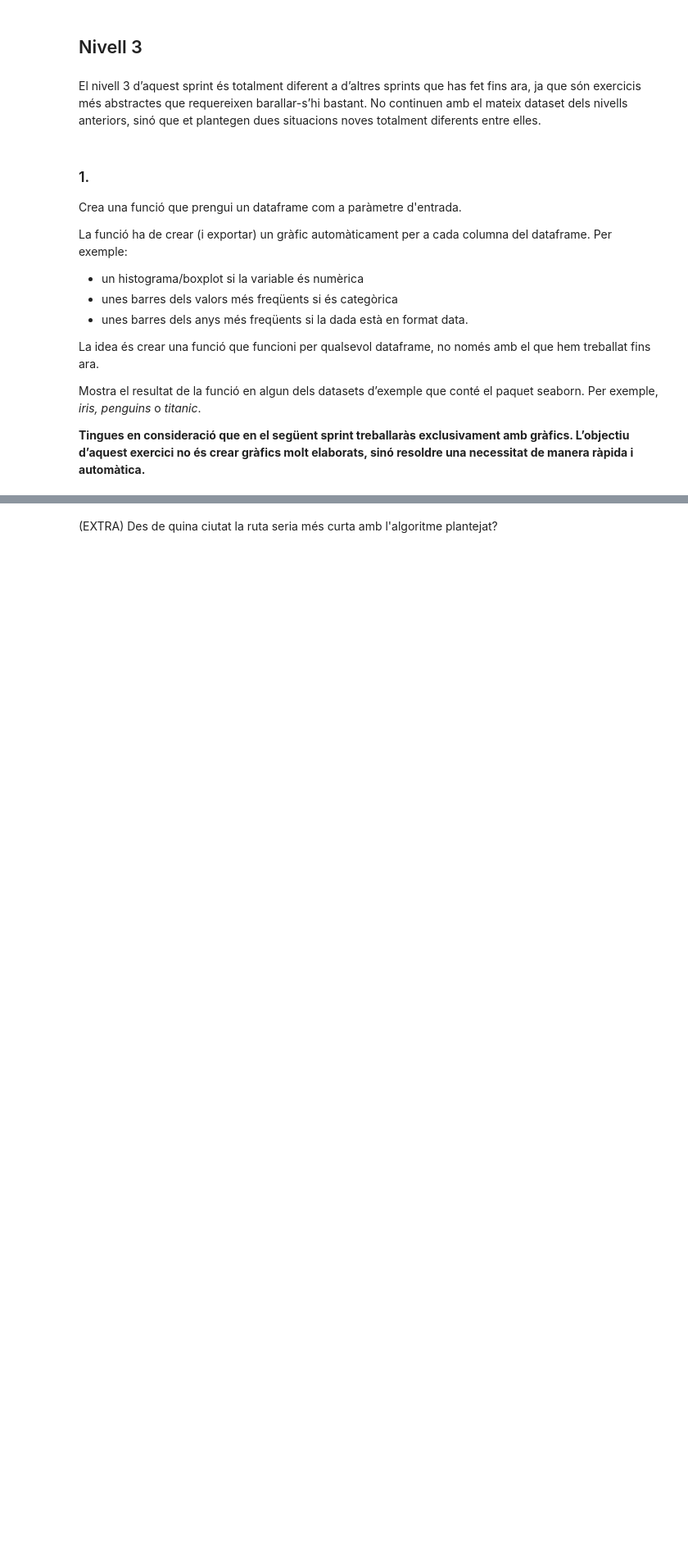
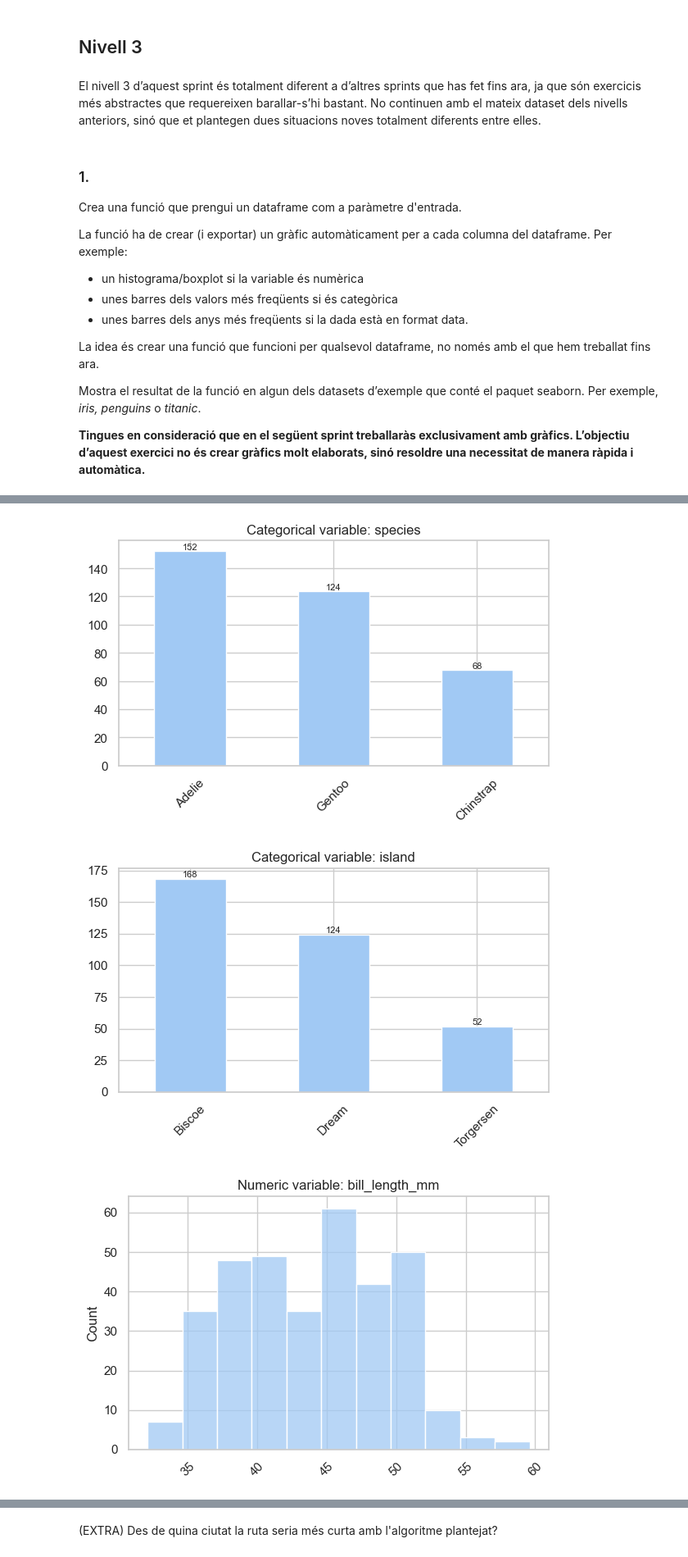
Before and after one commit to sabispb/it-academy-data-analytics, a Jupyter notebook: Sprint10_AnaliticaDadesPython/S10_PlanasBonell_Sabina.ipynb, the cells around one changed output, grey strips where cells are left out. Shown at 82% size. Cells and saved outputs as stored; diff of their text form; code cells hidden in the pictures; blank space fills up the shorter version.

```diff
--- a/Sprint10_AnaliticaDadesPython/S10_PlanasBonell_Sabina.ipynb
+++ b/Sprint10_AnaliticaDadesPython/S10_PlanasBonell_Sabina.ipynb
@@ -648,0 +713,3 @@ Mostra el resultat de la funció en algun dels datasets d’exemple que conté e
+# %%
+df_penguins = sns.load_dataset('penguins')
+df_penguins.head()
@@ -648,0 +742,7 @@ Mostra el resultat de la funció en algun dels datasets d’exemple que conté e
+# %%
+df_penguins_raw = df_penguins.copy()
+df_penguins = df_penguins.drop_duplicates()
+
+for col in df_penguins.columns.tolist():
+    if is_string_dtype(df_penguins[col]):
+        df_penguins[col] = df_penguins[col].str.strip()
@@ -648,0 +751,6 @@ Mostra el resultat de la funció en algun dels datasets d’exemple que conté e
+# %%
+dtypes_graph(df_penguins)
+# %% [output]
+[figure, added]
+[figure, added]
+[figure, added]
```
Also changed, not shown: parts of 68 cells of this notebook, 18 other files.
